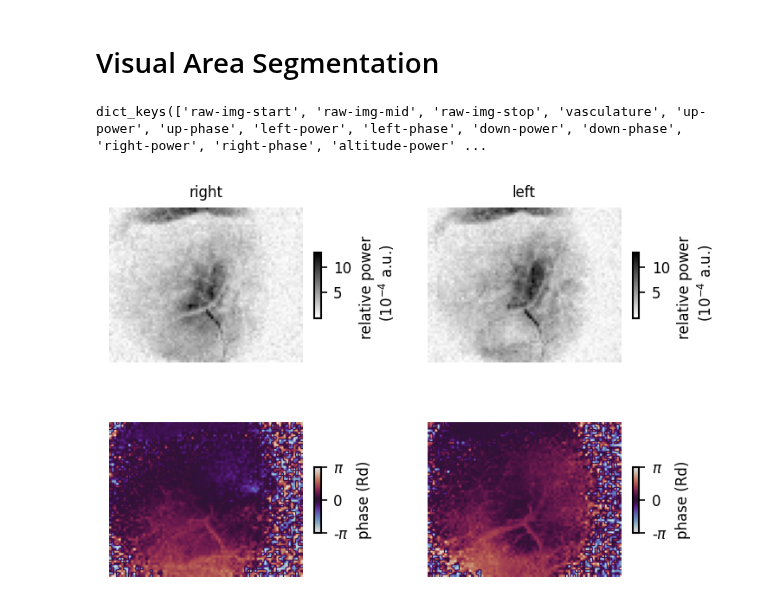
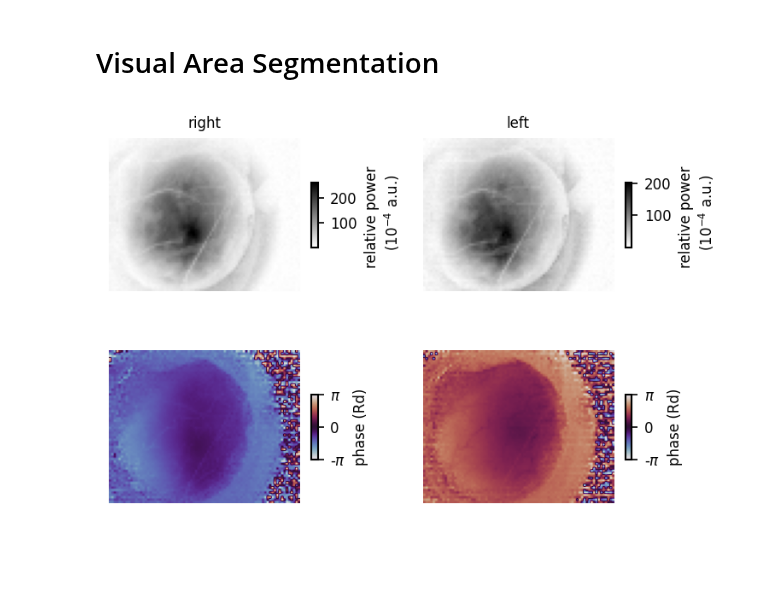
Before and after one commit to yzerlaut/physion, a Jupyter notebook: src/physion/intrinsic/Visual-Area-Segmentation.ipynb, the cells around one changed output. Drawn from its saved outputs; the diff is of its cells as text; code cells hidden in the pictures; blank space fills up the shorter version.

Commit message:
update data

```diff
--- a/src/physion/intrinsic/Visual-Area-Segmentation.ipynb
+++ b/src/physion/intrinsic/Visual-Area-Segmentation.ipynb
@@ -8,18 +8,18 @@ import physion.utils.plot_tools as pt
 from physion.intrinsic.tools import *
 import matplotlib.pylab as plt
 # %%
-maps = np.load('/Users/yann/UNPROCESSED/CIBELE/2024_06_28/12-36-46/raw-maps.npy', allow_pickle=True).item()
-print(maps.keys())
+datafolder = '/Users/yann/DATA/2024_09_18/16-15-18/'
+maps = np.load(datafolder+'raw-maps.npy', allow_pickle=True).item()
+#print(maps.keys())
-# %% [output]
-dict_keys(['raw-img-start', 'raw-img-mid', 'raw-img-stop', 'vasculature', 'up-power', 'up-phase', 'left-power', 'left-phase', 'down-power', 'down-phase', 'right-power', 'right-phase', 'altitude-power' ...
 # %%
 fig, AX = pt.figure(axes=(2,2), figsize=(1.5,2), hspace=0.5, wspace=0.5)
 
 for p, direction in enumerate(['right', 'left']):
+    maps['%s-phase' % direction] = - ( (maps['%s-phase' % direction]+2*np.pi)%(2*np.pi)-np.pi )
     plot_power_map(AX[0][p], fig, maps['%s-power' % direction])
     plot_phase_map(AX[1][p], fig, maps['%s-phase' % direction])
     AX[0][p].set_title(direction)
 for ax in pt.flatten(AX):
     ax.axis('off')
 # %% [output]
-[figure, old version]
+[figure, new version]
```
Also changed, not shown: parts of 6 cells of this notebook, 1 other file.
